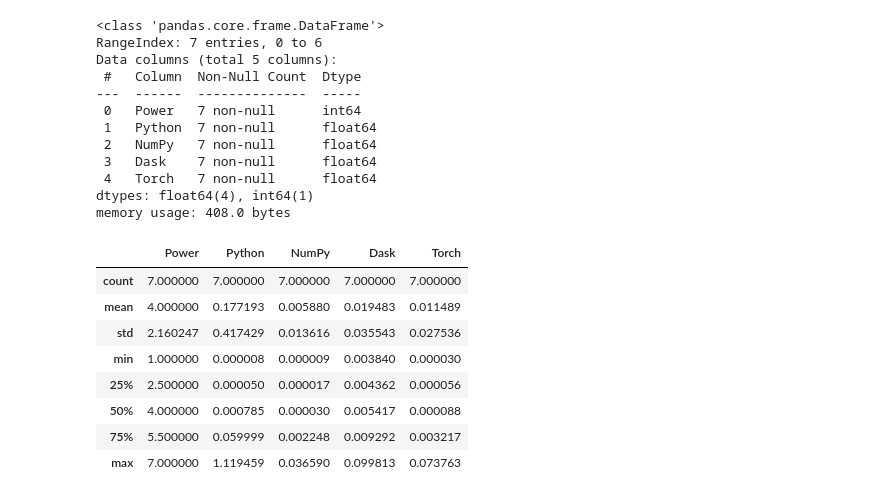
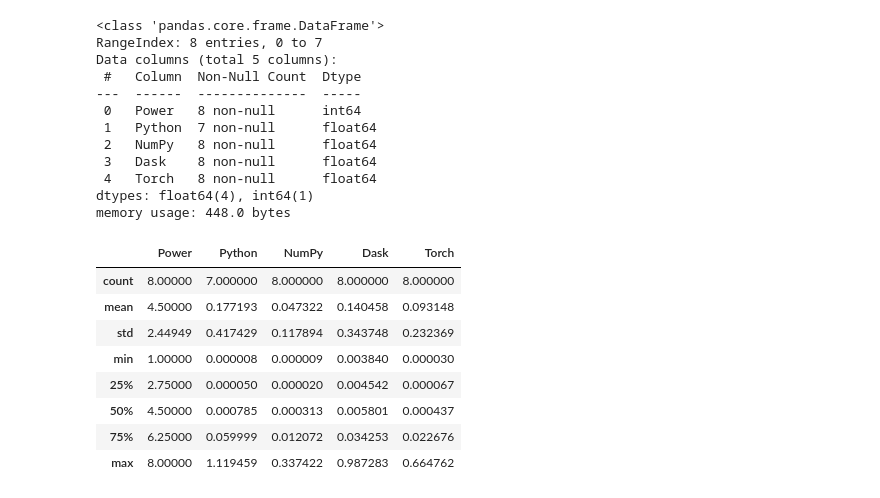
Before and after one commit to alex-yatseyko/pytorch, a Jupyter notebook: 03_compare_performance.ipynb, the cells around one changed output. Cells and saved outputs as stored; diff of their text form; code cells hidden in the pictures.

```diff
--- a/03_compare_performance.ipynb
+++ b/03_compare_performance.ipynb
@@ -9,26 +51,26 @@ import timeit
 # %%
-df = pd.read_csv('./performance_results.csv')
+df = pd.read_csv('./data/performance_results.csv')
 df.info()
 df.describe()
 # %% [output]
 <class 'pandas.core.frame.DataFrame'>
-RangeIndex: 7 entries, 0 to 6
+RangeIndex: 8 entries, 0 to 7
 Data columns (total 5 columns):
  #   Column  Non-Null Count  Dtype
 ---  ------  --------------  -----
- 0   Power   7 non-null      int64
+ 0   Power   8 non-null      int64
  1   Python  7 non-null      float64
- 2   NumPy   7 non-null      float64
- 3   Dask    7 non-null      float64
- 4   Torch   7 non-null      float64
+ 2   NumPy   8 non-null      float64
+ 3   Dask    8 non-null      float64
+ 4   Torch   8 non-null      float64
 dtypes: float64(4), int64(1)
-memory usage: 408.0 bytes
+memory usage: 448.0 bytes
 |  | Power | Python | NumPy | Dask | Torch |
-| count | 7.000000 | 7.000000 | 7.000000 | 7.000000 | 7.000000 |
-| mean | 4.000000 | 0.177193 | 0.005880 | 0.019483 | 0.011489 |
-| std | 2.160247 | 0.417429 | 0.013616 | 0.035543 | 0.027536 |
-| min | 1.000000 | 0.000008 | 0.000009 | 0.003840 | 0.000030 |
-| 25% | 2.500000 | 0.000050 | 0.000017 | 0.004362 | 0.000056 |
-| 50% | 4.000000 | 0.000785 | 0.000030 | 0.005417 | 0.000088 |
-| 75% | 5.500000 | 0.059999 | 0.002248 | 0.009292 | 0.003217 |
-| max | 7.000000 | 1.119459 | 0.036590 | 0.099813 | 0.073763 |
+| count | 8.00000 | 7.000000 | 8.000000 | 8.000000 | 8.000000 |
+| mean | 4.50000 | 0.177193 | 0.047322 | 0.140458 | 0.093148 |
+| std | 2.44949 | 0.417429 | 0.117894 | 0.343748 | 0.232369 |
+| min | 1.00000 | 0.000008 | 0.000009 | 0.003840 | 0.000030 |
+| 25% | 2.75000 | 0.000050 | 0.000020 | 0.004542 | 0.000067 |
+| 50% | 4.50000 | 0.000785 | 0.000313 | 0.005801 | 0.000437 |
+| 75% | 6.25000 | 0.059999 | 0.012072 | 0.034253 | 0.022676 |
+| max | 8.00000 | 1.119459 | 0.337422 | 0.987283 | 0.664762 |
```
Also changed, not shown: parts of 4 cells of this notebook, 1 other file.
